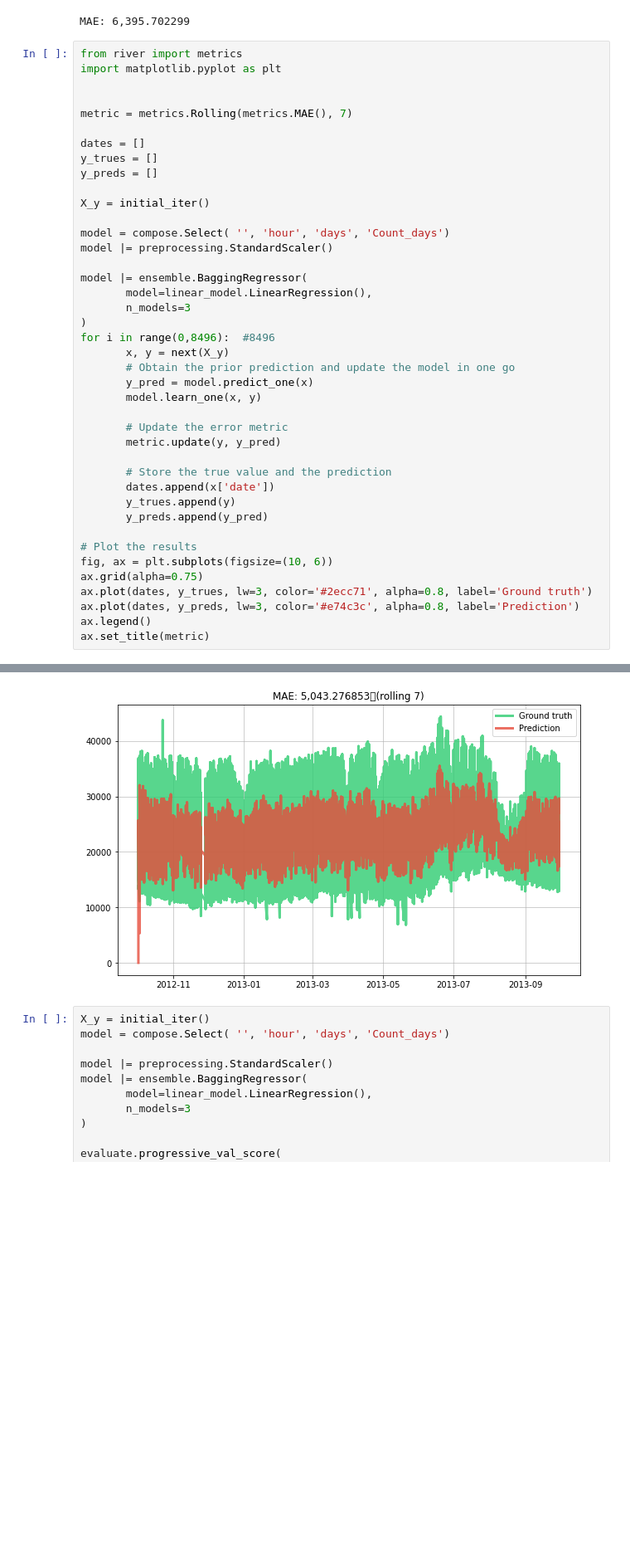
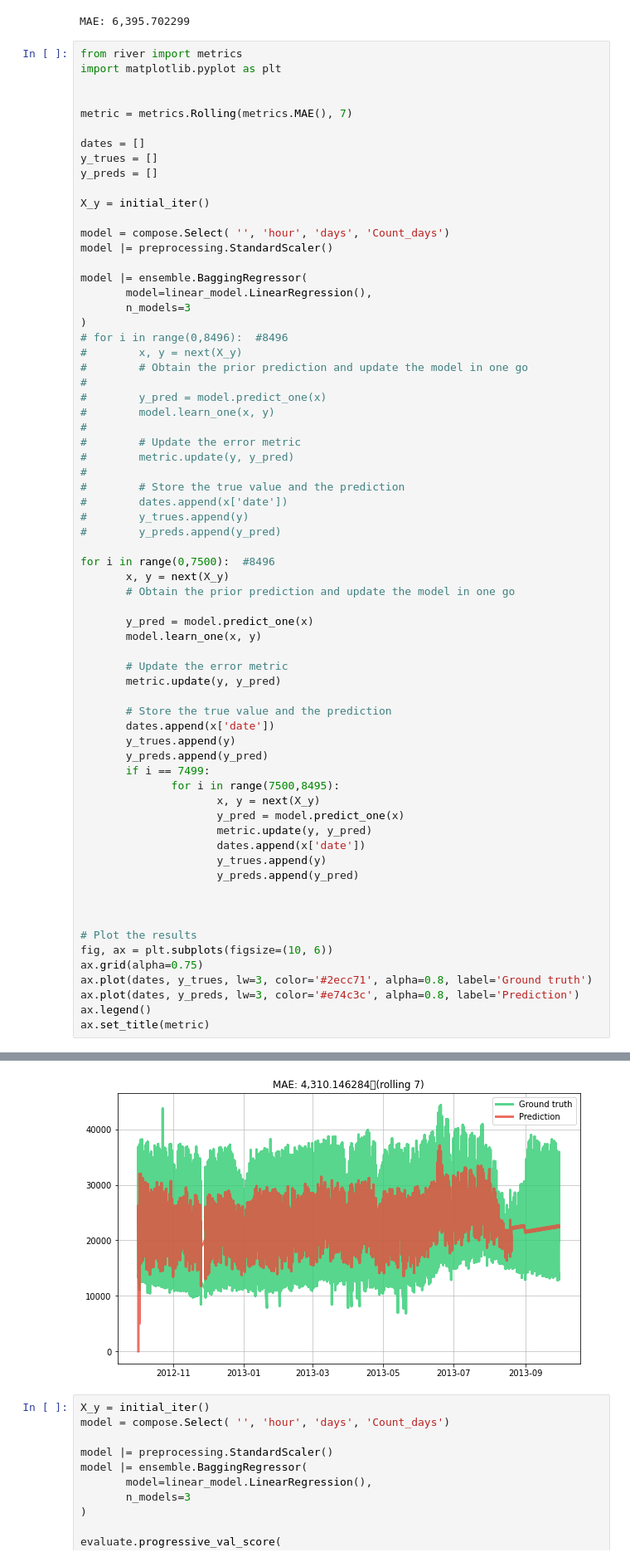
Before and after one commit to giodefa96/Script_Tesi_new, a Jupyter notebook: Script/DatiTesi/press_idr.ipynb, the cells around one changed output, grey strips where cells are left out. Shown at 83% size. Saved outputs shown, nothing was run; the diff lists cells and outputs as text; blank space fills up the shorter version.

Commit message:
Finito prova modelli

```diff
--- a/Script/DatiTesi/press_idr.ipynb
+++ b/Script/DatiTesi/press_idr.ipynb
@@ -407,9 +407,25 @@ model |= ensemble.BaggingRegressor(
        model=linear_model.LinearRegression(),
        n_models=3
 )
-for i in range(0,8496):  #8496
+# for i in range(0,8496):  #8496
+#        x, y = next(X_y)
+#        # Obtain the prior prediction and update the model in one go
+#
+#        y_pred = model.predict_one(x)
+#        model.learn_one(x, y)
+#
+#        # Update the error metric
+#        metric.update(y, y_pred)
+#
+#        # Store the true value and the prediction
+#        dates.append(x['date'])
+#        y_trues.append(y)
+#        y_preds.append(y_pred)
+
+for i in range(0,7500):  #8496
        x, y = next(X_y)
        # Obtain the prior prediction and update the model in one go
+
        y_pred = model.predict_one(x)
        model.learn_one(x, y)
 
@@ -420,6 +436,16 @@ for i in range(0,8496):  #8496
        dates.append(x['date'])
        y_trues.append(y)
        y_preds.append(y_pred)
+       if i == 7499:
+              for i in range(7500,8495):
+                     x, y = next(X_y)
+                     y_pred = model.predict_one(x)
+                     metric.update(y, y_pred)
+                     dates.append(x['date'])
+                     y_trues.append(y)
+                     y_preds.append(y_pred)
+
+
 
 # Plot the results
 fig, ax = plt.subplots(figsize=(10, 6))
@@ -433,4 +459,4 @@ Text(0.5, 1.0, 'MAE: 5,043.276853\t(rolling 7)')
-[figure, old version]
+[figure, new version]
 # %%
 X_y = initial_iter()
 model = compose.Select( '', 'hour', 'days', 'Count_days')
```
Also changed, not shown: parts of 1 cell of this notebook.
